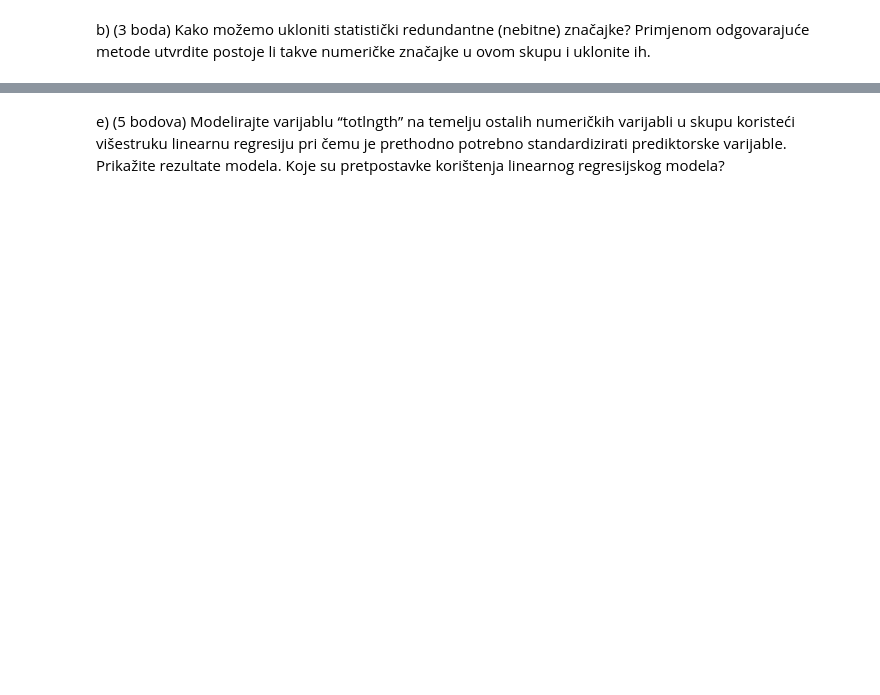
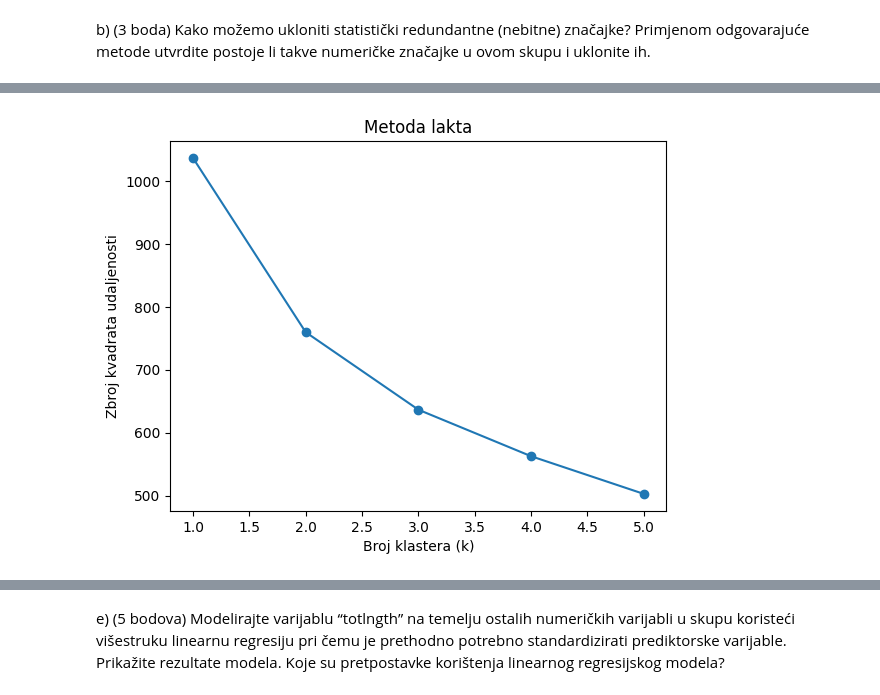
Before and after one commit to domamaric/UZOP, a Jupyter notebook: uzop_ogledni_ZI.ipynb, the cells around one changed output, grey strips where cells are left out. Drawn from its saved outputs; the diff is of its cells as text; code cells hidden in the pictures; blank space fills up the shorter version.

```diff
--- a/uzop_ogledni_ZI.ipynb
+++ b/uzop_ogledni_ZI.ipynb
@@ -219,3 +221,6 @@ mogla biti upotrijebljena prilikom stvaranja ovog skupa podataka? Objasnite.
 b) (3 boda) Kako možemo ukloniti statistički redundantne (nebitne) značajke?
 Primjenom odgovarajuće metode utvrdite postoje li takve numeričke značajke u
 ovom skupu i uklonite ih.
+# %%
+df = pd.read_csv(dataset_dir / "possum.csv")
+df.head()
@@ -221,0 +234,10 @@ ovom skupu i uklonite ih.
+# %%
+monotonic_features = []
+
+for feature in df.columns:
+    if df[feature].is_monotonic_increasing:
+        print(f"Monotono rastuća značajka: {feature}")
+        monotonic_features.append(feature)
+
+cleaned_df = df.drop(monotonic_features, axis=1)
+cleaned_df.head()
@@ -228,0 +256,11 @@ pozornost pri primjeni algoritma k-srednjih vrijednosti?
+# %%
+numerical_features = cleaned_df.select_dtypes(include=['number']).columns
+scaler = StandardScaler()
+
+numerical_features = cleaned_df.select_dtypes(include=['number']).columns
+
+scaler = StandardScaler()
+
+scaled_df = pd.DataFrame(scaler.fit_transform(cleaned_df[numerical_features]), columns=numerical_features)
+scaled_df = scaled_df.fillna(scaled_df.mean())
+scaled_df.head()
@@ -228,0 +274,17 @@ pozornost pri primjeni algoritma k-srednjih vrijednosti?
+# %%
+from sklearn.cluster import KMeans
+
+inertia = []
+k_values = range(1, 6)
+for k in k_values:
+    kmeans = KMeans(n_clusters=k, random_state=42, n_init=10)
+    kmeans.fit(scaled_df)
+    inertia.append(kmeans.inertia_)
+
+plt.plot(k_values, inertia, marker='o')
+plt.xlabel("Broj klastera (k)")
+plt.ylabel("Zbroj kvadrata udaljenosti")
+plt.title("Metoda lakta")
+plt.show()
+# %% [output]
+[figure, added]
```
Also changed, not shown: parts of 24 cells of this notebook.
